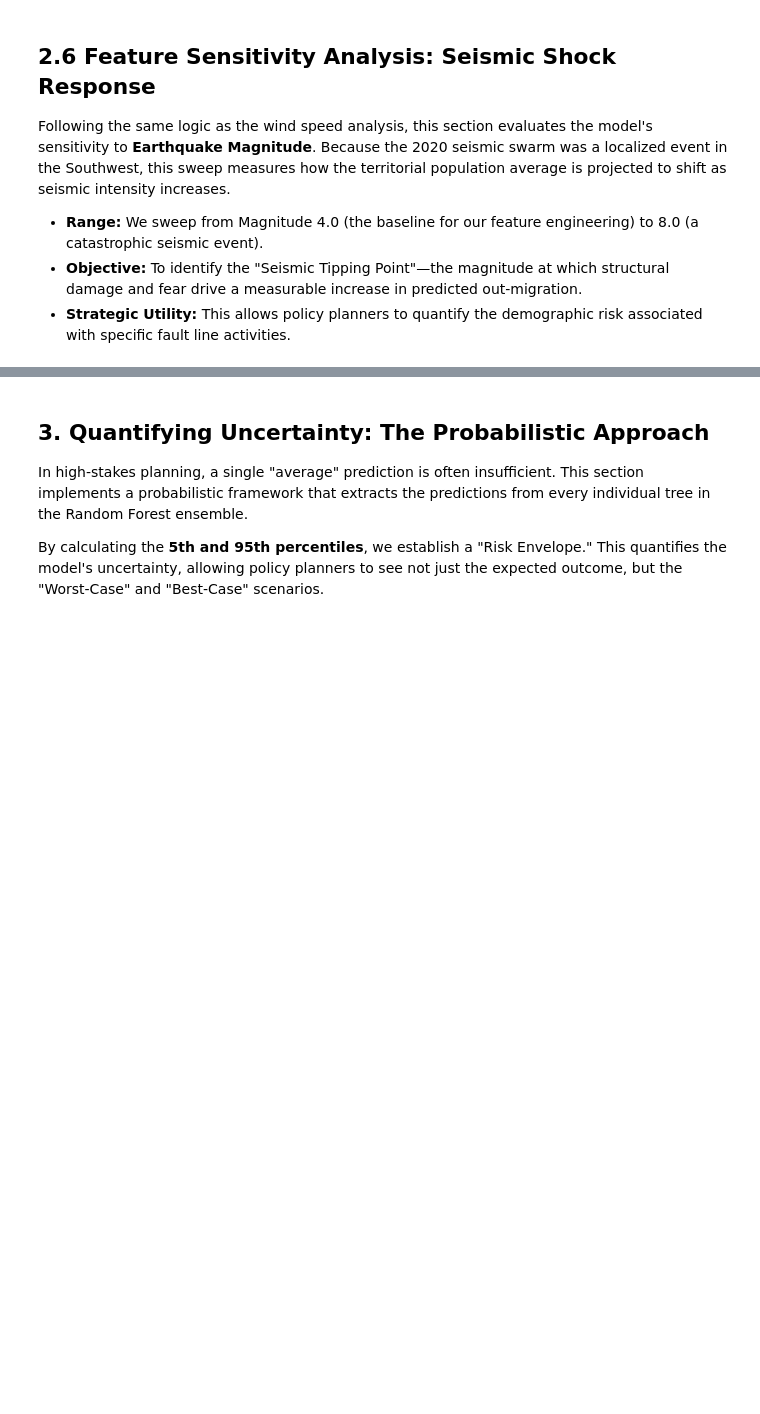
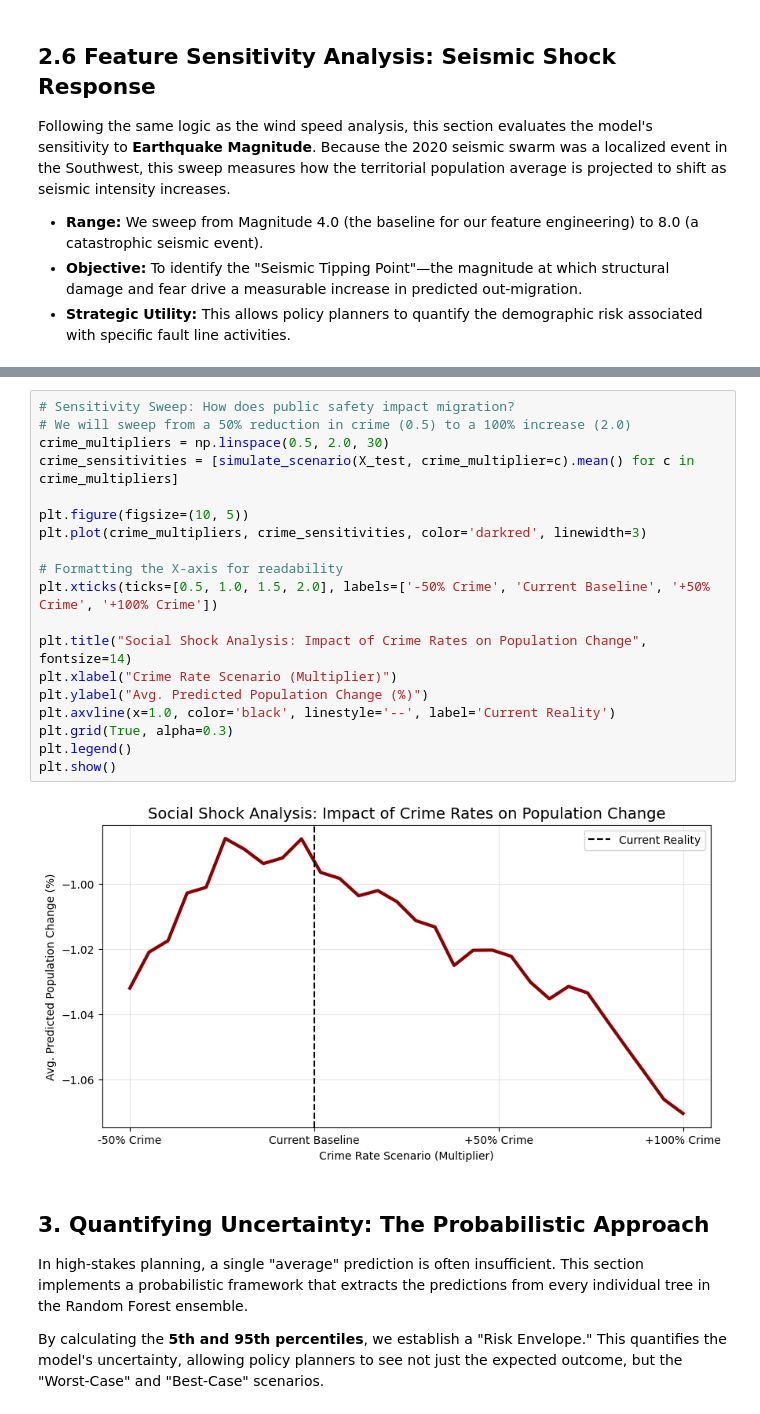
Before and after one commit to Venettov/CAPSTONE_DATA_SCIENCE_RIVERARUIZ, a Jupyter notebook: analysis/Phase3_Hypothesis_Testing_and_Forecasting.ipynb, the cells around one changed output, grey strips where cells are left out. Cells and saved outputs as stored; diff of their text form; blank space fills up the shorter version.

```diff
--- a/analysis/Phase3_Hypothesis_Testing_and_Forecasting.ipynb
+++ b/analysis/Phase3_Hypothesis_Testing_and_Forecasting.ipynb
@@ -129,3 +153,24 @@ plt.show()
+# %%
+# Sensitivity Sweep: How does public safety impact migration?
+# We will sweep from a 50% reduction in crime (0.5) to a 100% increase (2.0)
+crime_multipliers = np.linspace(0.5, 2.0, 30)
+crime_sensitivities = [simulate_scenario(X_test, crime_multiplier=c).mean() for c in crime_multipliers]
+
+plt.figure(figsize=(10, 5))
+plt.plot(crime_multipliers, crime_sensitivities, color='darkred', linewidth=3)
+
+# Formatting the X-axis for readability
+plt.xticks(ticks=[0.5, 1.0, 1.5, 2.0], labels=['-50% Crime', 'Current Baseline', '+50% Crime', '+100% Crime'])
+
+plt.title("Social Shock Analysis: Impact of Crime Rates on Population Change", fontsize=14)
+plt.xlabel("Crime Rate Scenario (Multiplier)")
+plt.ylabel("Avg. Predicted Population Change (%)")
+plt.axvline(x=1.0, color='black', linestyle='--', label='Current Reality')
+plt.grid(True, alpha=0.3)
+plt.legend()
+plt.show()
+# %% [output]
+[figure, added]
 # %% [markdown]
 ## **3. Quantifying Uncertainty: The Probabilistic Approach**
 In high-stakes planning, a single "average" prediction is often insufficient. This section implements a probabilistic framework that extracts the predictions from every individual tree in the Random Forest ensemble.
```
Also changed, not shown: parts of 7 cells of this notebook, 1 other file.
